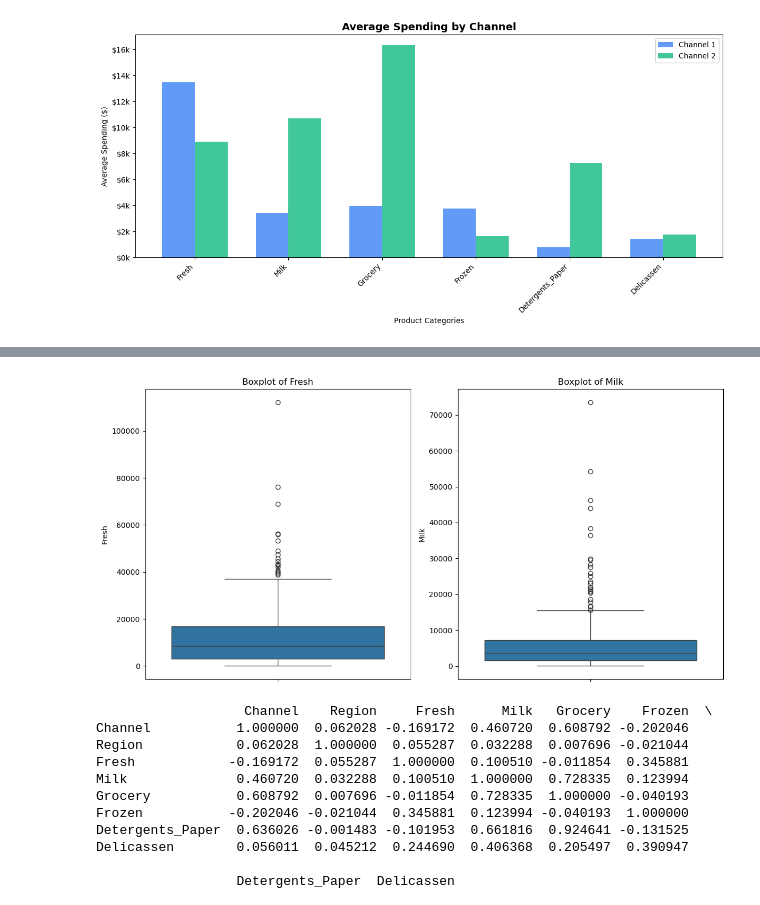
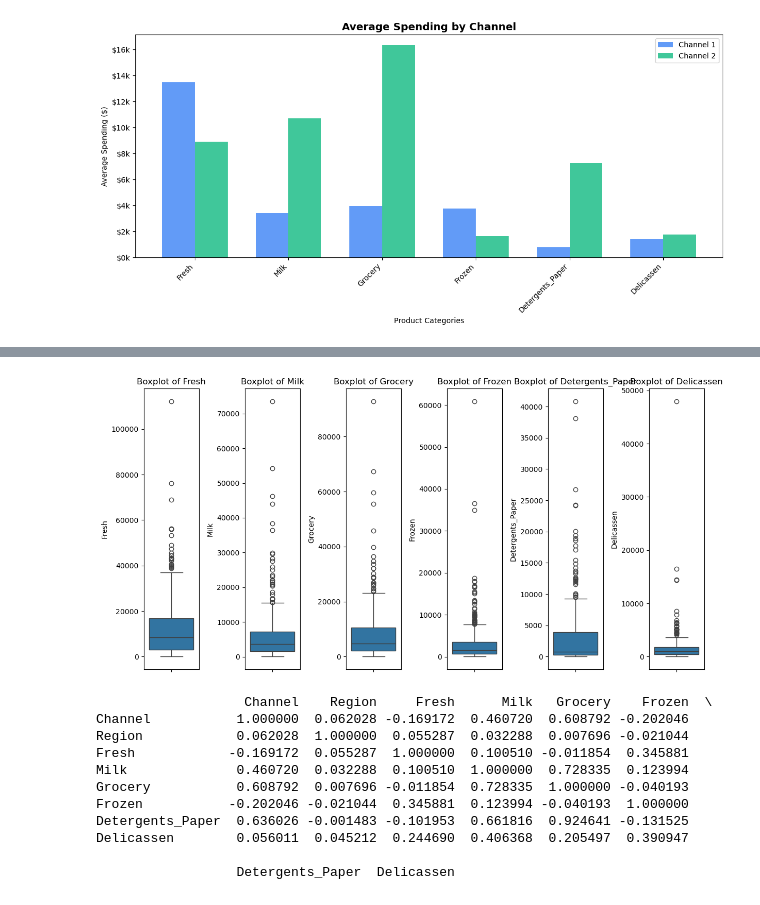
Before and after one commit to Teeshtastic/ml-project-unsupervised-learning, a Jupyter notebook: Unsupervised Learning - Project.ipynb, the cells around one changed output, grey strips where cells are left out. Drawn from its saved outputs; the diff is of its cells as text; code cells hidden in the pictures.

```diff
--- a/Unsupervised Learning - Project.ipynb
+++ b/Unsupervised Learning - Project.ipynb
@@ -250,18 +354,18 @@ plt.show()
 # %%
 # Look for outliers
 
-features = ['Fresh', 'Milk']  # Add more features as needed
+features = ['Fresh', 'Milk', 'Grocery', 'Frozen', 'Detergents_Paper', 'Delicassen']
 plt.figure(figsize=(12, 6))
 
 for i, feature in enumerate(features):
     plt.subplot(1, len(features), i+1)
     sns.boxplot(y=df[feature])
     plt.title(f'Boxplot of {feature}')
 
 plt.tight_layout()
 plt.show()
 # %% [output]
-[figure, old version]
+[figure, new version]
 # %%
 # Create correlation matrix
 correlation_matrix = df.corr()
```
Also changed, not shown: parts of 21 cells of this notebook.
